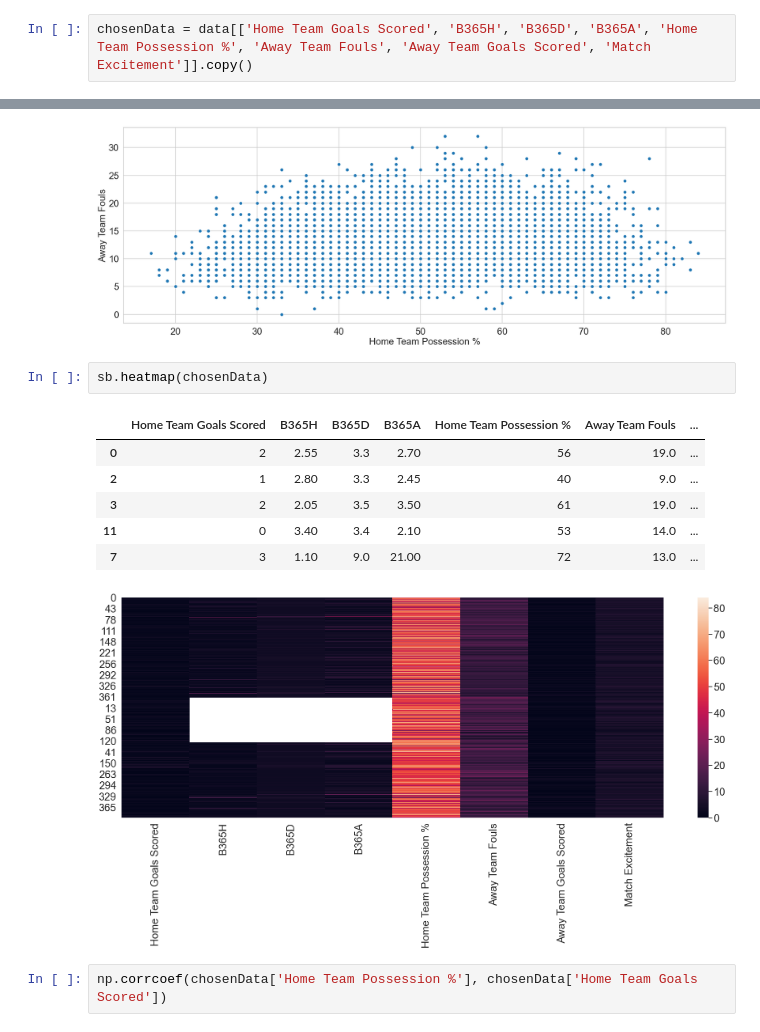
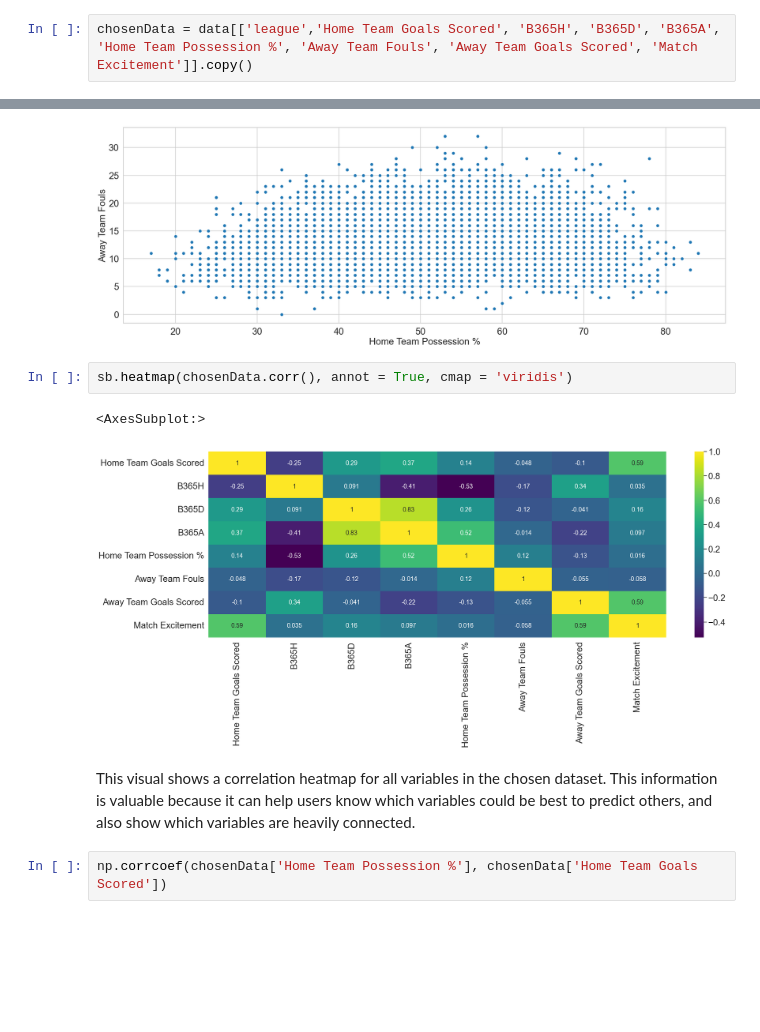
Before and after one commit to fordjackson26/CS5394Project2, a Jupyter notebook: Project02.ipynb, the cells around one changed output, grey strips where cells are left out. Drawn from its saved outputs; the diff is of its cells as text; blank space fills up the shorter version.

```diff
--- a/Project02.ipynb
+++ b/Project02.ipynb
@@ -2132,3 +2133,3 @@ Below each plot, you should provide a description and interpretation of the plot
     We chose these variables to see the affects of external pressure during a game as well as the accuracy of betting odds.
 # %%
-chosenData = data[['Home Team Goals Scored', 'B365H', 'B365D', 'B365A', 'Home Team Possession %', 'Away Team Fouls', 'Away Team Goals Scored', 'Match Excitement']].copy()
+chosenData = data[['league','Home Team Goals Scored', 'B365H', 'B365D', 'B365A', 'Home Team Possession %', 'Away Team Fouls', 'Away Team Goals Scored', 'Match Excitement']].copy()
@@ -2169,15 +2182,12 @@ sb.scatterplot("Home Team Possession %", "Away Team Fouls", data=chosenData)
 <AxesSubplot:xlabel='Home Team Possession %', ylabel='Away Team Fouls'>
 [figure]
 # %%
-sb.heatmap(chosenData)
+sb.heatmap(chosenData.corr(), annot = True, cmap = 'viridis')
 # %% [output]
-|  | Home Team Goals Scored | B365H | B365D | B365A | Home Team Possession % | Away Team Fouls | ... |
-| 0 | 2 | 2.55 | 3.3 | 2.70 | 56 | 19.0 | ... |
-| 2 | 1 | 2.80 | 3.3 | 2.45 | 40 | 9.0 | ... |
-| 3 | 2 | 2.05 | 3.5 | 3.50 | 61 | 19.0 | ... |
-| 11 | 0 | 3.40 | 3.4 | 2.10 | 53 | 14.0 | ... |
-| 7 | 3 | 1.10 | 9.0 | 21.00 | 72 | 13.0 | ... |
+<AxesSubplot:>
-[figure, old version]
+[figure, new version]
+# %% [markdown]
+This visual shows a correlation heatmap for all variables in the chosen dataset. This information is valuable because it can help users know which variables could be best to predict others, and also show which variables are heavily connected.
 # %%
 np.corrcoef(chosenData['Home Team Possession %'], chosenData['Home Team Goals Scored'])
 # %% [output]
```
Also changed, not shown: parts of 8 cells of this notebook, 2 other files.
